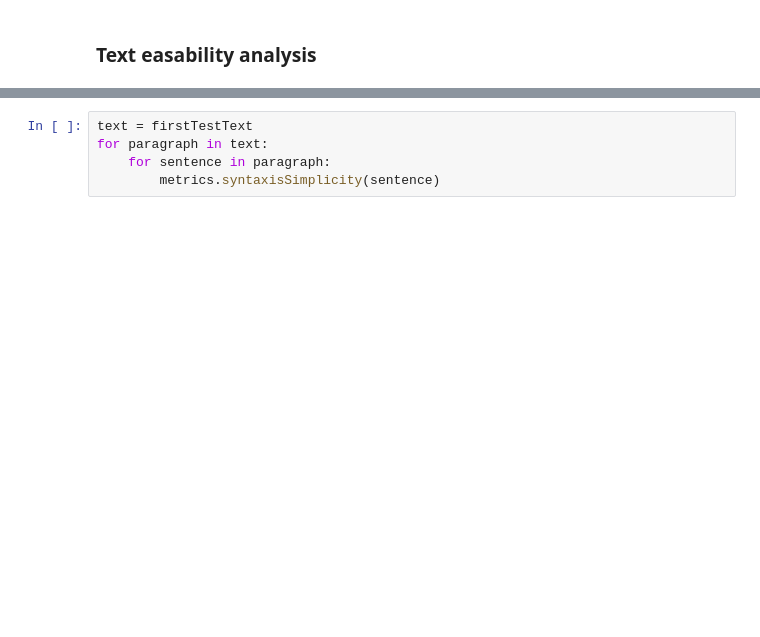
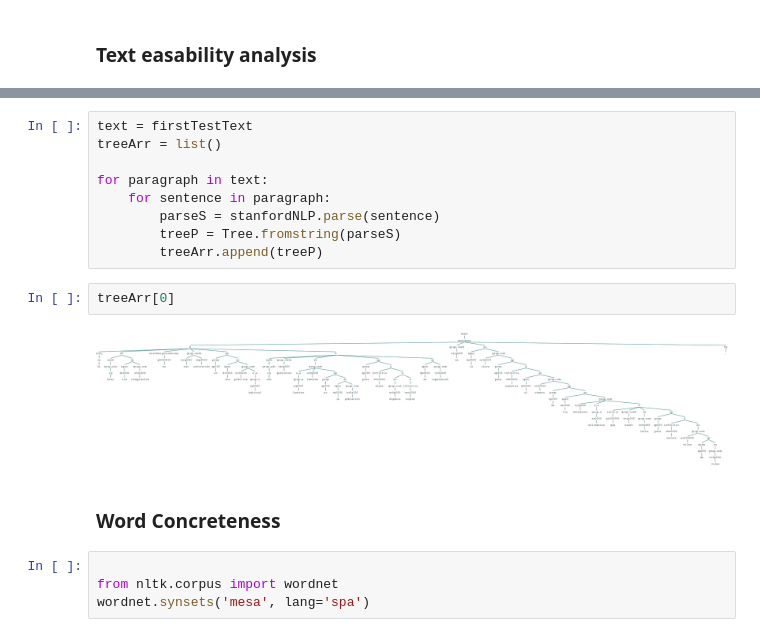
Before and after one commit to Greenhv/Tesis, a Jupyter notebook: Notebook/Text_Easability_Metrics.ipynb, the cells around one changed output, grey strips where cells are left out. Cells and saved outputs as stored; diff of their text form; blank space fills up the shorter version.

```diff
--- a/Notebook/Text_Easability_Metrics.ipynb
+++ b/Notebook/Text_Easability_Metrics.ipynb
@@ -68,5 +69,19 @@ Syntactic Simplicity
 # %%
 text = firstTestText
+treeArr = list()
+
 for paragraph in text:
     for sentence in paragraph:
-        metrics.syntaxisSimplicity(sentence)
+        parseS = stanfordNLP.parse(sentence)
+        treeP = Tree.fromstring(parseS)
+        treeArr.append(treeP)
+# %%
+treeArr[0]
+# %% [output]
+[figure, added]
+# %% [markdown]
+### Word Concreteness
+# %%
+
+from nltk.corpus import wordnet
+wordnet.synsets('mesa', lang='spa')
```
Also changed, not shown: parts of 11 cells of this notebook, 2 other files.
